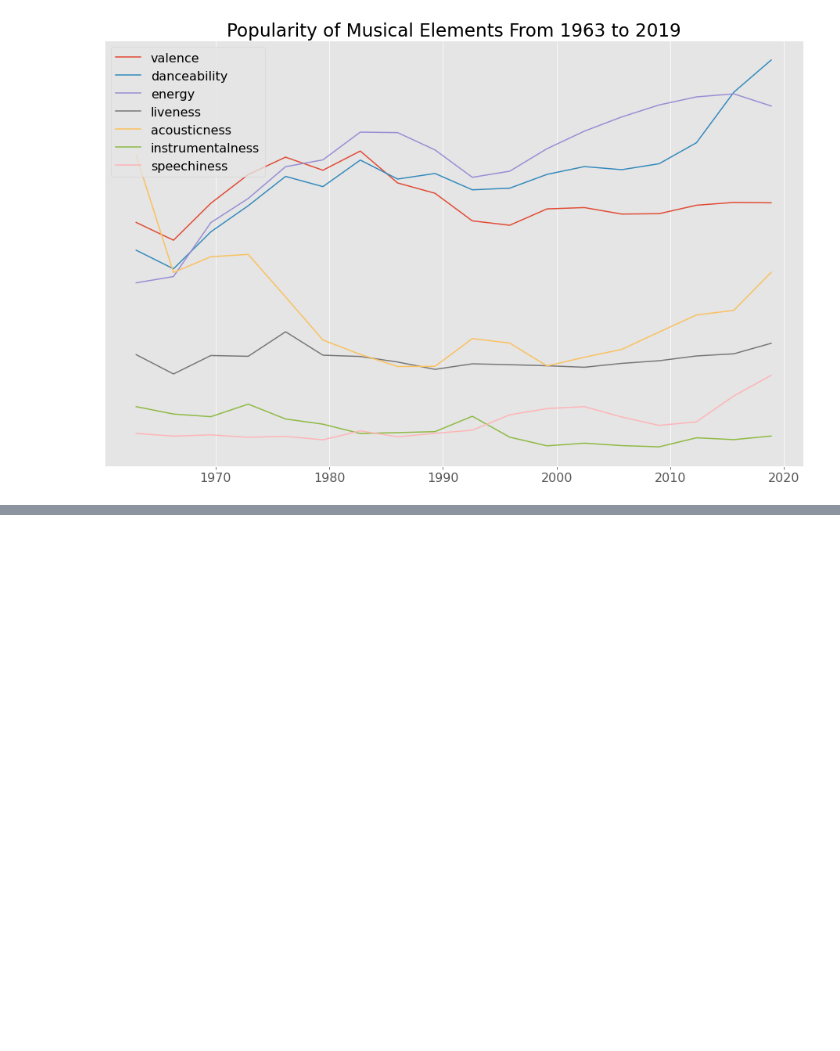
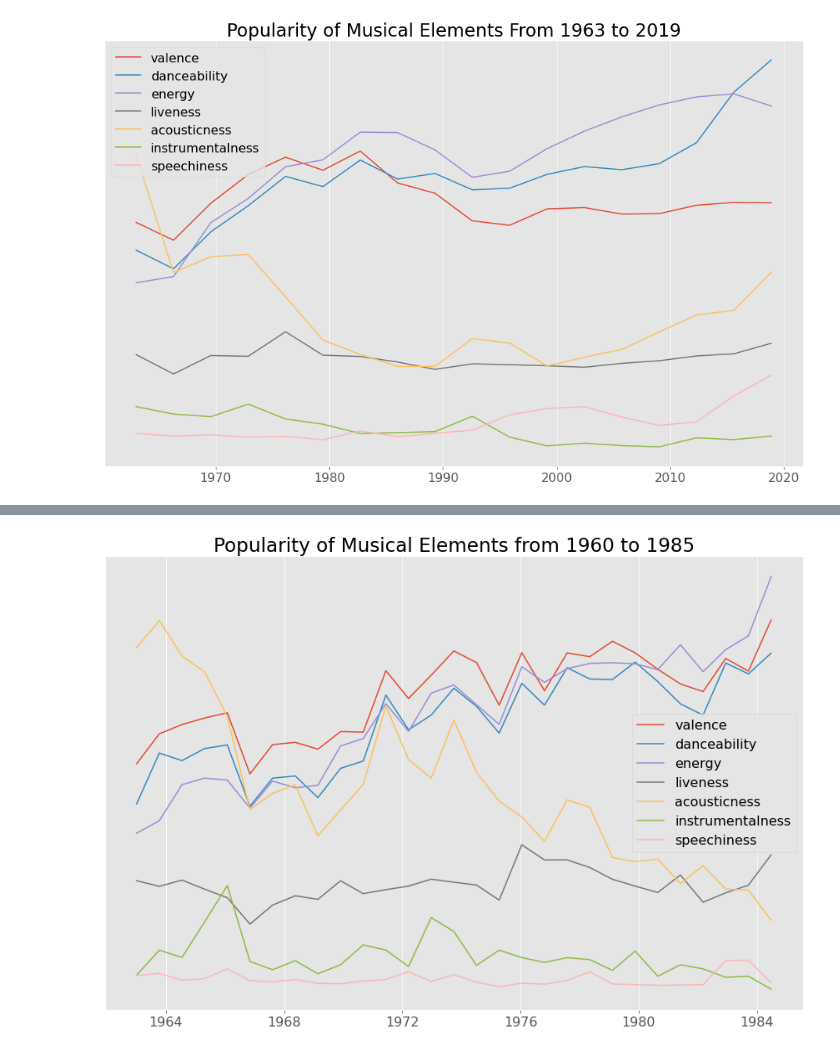
Before and after one commit to ZackMagnotti/tin-pan-data, a Jupyter notebook: vibe-analysis.ipynb, the cells around one changed output, grey strips where cells are left out. Saved outputs shown, nothing was run; the diff lists cells and outputs as text; code cells hidden in the pictures; blank space fills up the shorter version.

```diff
--- a/vibe-analysis.ipynb
+++ b/vibe-analysis.ipynb
@@ -109 +109,16 @@ fig.tight_layout()
+# %%
+delta = dt.timedelta(weeks=40)
+start = dt.date(1960, 1, 1)
+end = dt.date(1985, 1, 1)
+single_year = parameter_ts.loc[start:end].resample(delta).mean()
+
+fig, ax = plt.subplots(figsize=(15,10))
+for p in normal_parameters:
+    ax.plot(single_year.index, single_year[p])
+
+ax.set_title(f'Popularity of Musical Elements from {start.year} to {end.year}')
+ax.get_yaxis().set_visible(False)
+ax.legend(normal_parameters);
+# %% [output]
+[figure, added]
 # %%
```
Also changed, not shown: parts of 2 cells of this notebook.
